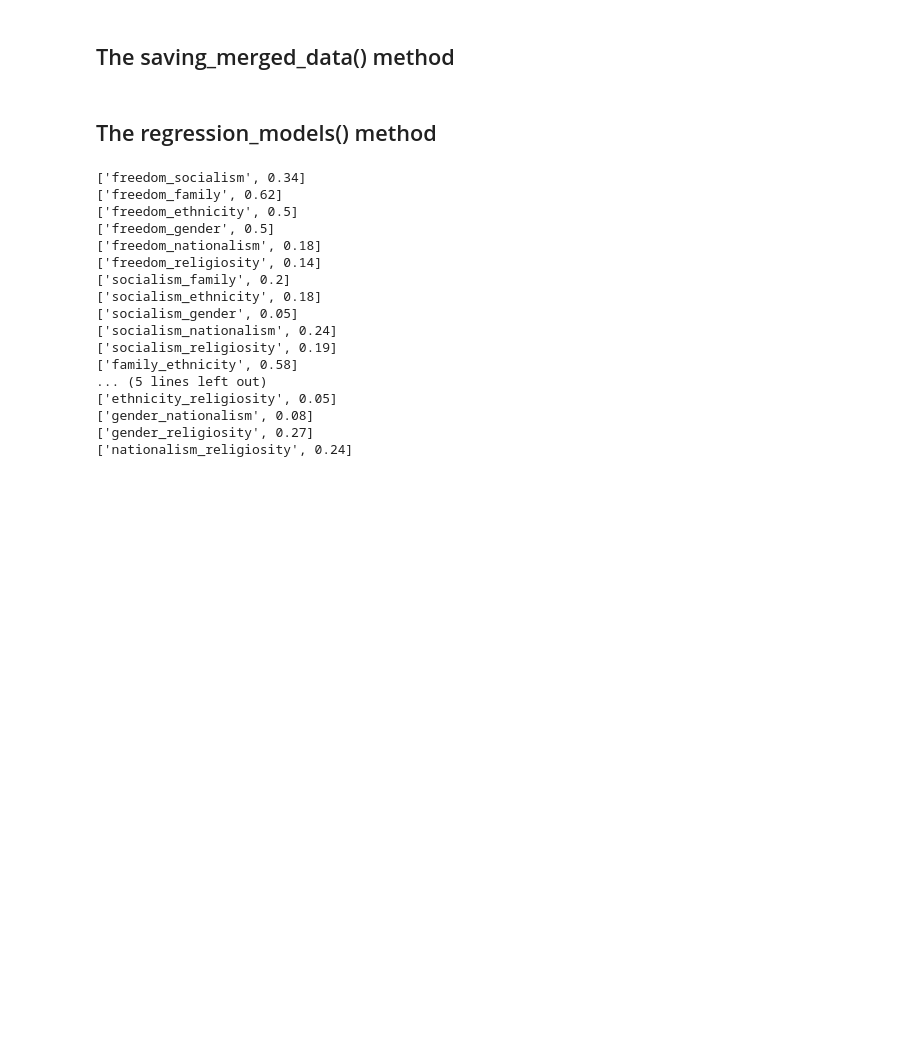
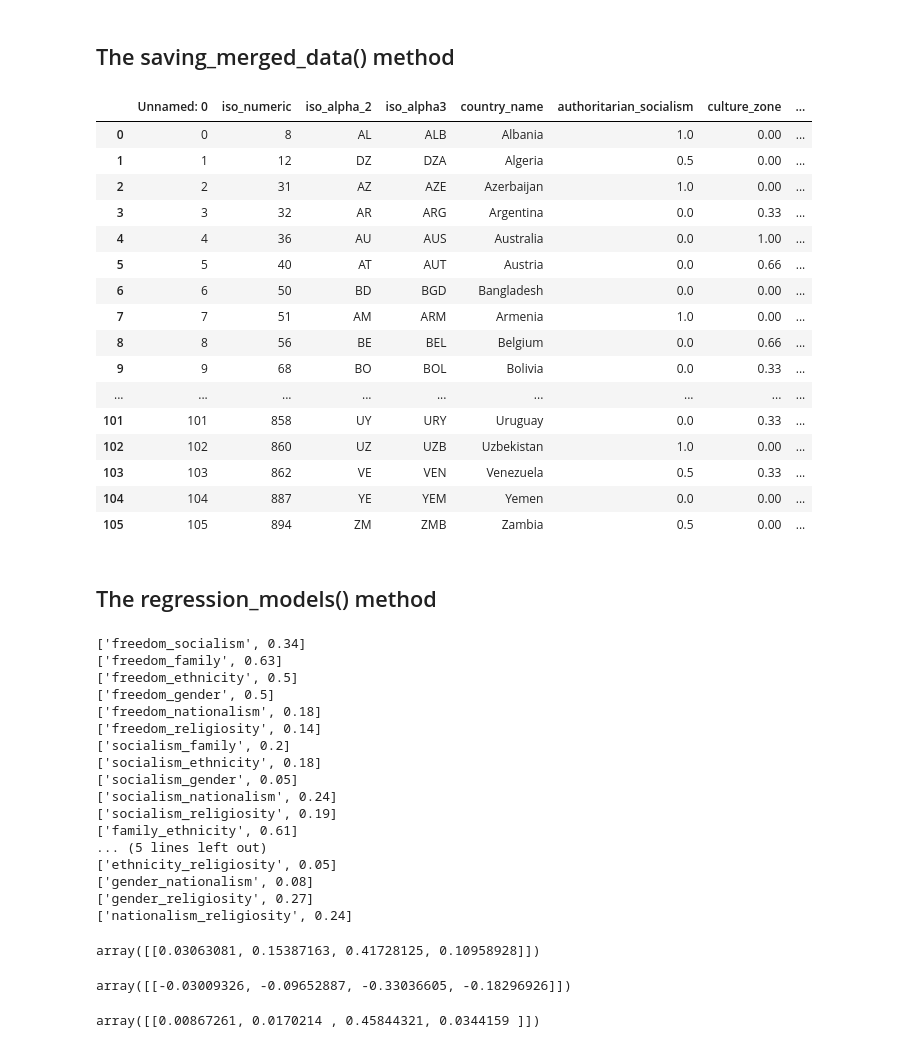
Before and after one commit to hi99-john/political_spectrum_comparative_perspective, a Jupyter notebook: country_level_data_analysis.ipynb, the cells around one changed output. Cells and saved outputs as stored; diff of their text form; code cells hidden in the pictures; blank space fills up the shorter version.

```diff
--- a/country_level_data_analysis.ipynb
+++ b/country_level_data_analysis.ipynb
@@ -124,14 +142,36 @@ CountryLevelDataAnalyzer.predictors_correlations
 | 105 | 894 | ZM | ZMB | Zambia | 0.5 | 0.00 | 0.418 | ... |
 # %% [markdown]
 ## The saving_merged_data() method
+# %%
+country_data = pd.read_csv('./country_level_processed_data/predictors_correlations.csv')
+# %%
+country_data
+# %% [output]
+|  | Unnamed: 0 | iso_numeric | iso_alpha_2 | iso_alpha3 | country_name | authoritarian_socialism | culture_zone | ... |
+| 0 | 0 | 8 | AL | ALB | Albania | 1.0 | 0.00 | ... |
+| 1 | 1 | 12 | DZ | DZA | Algeria | 0.5 | 0.00 | ... |
+| 2 | 2 | 31 | AZ | AZE | Azerbaijan | 1.0 | 0.00 | ... |
+| 3 | 3 | 32 | AR | ARG | Argentina | 0.0 | 0.33 | ... |
+| 4 | 4 | 36 | AU | AUS | Australia | 0.0 | 1.00 | ... |
+| 5 | 5 | 40 | AT | AUT | Austria | 0.0 | 0.66 | ... |
+| 6 | 6 | 50 | BD | BGD | Bangladesh | 0.0 | 0.00 | ... |
+| 7 | 7 | 51 | AM | ARM | Armenia | 1.0 | 0.00 | ... |
+| 8 | 8 | 56 | BE | BEL | Belgium | 0.0 | 0.66 | ... |
+| 9 | 9 | 68 | BO | BOL | Bolivia | 0.0 | 0.33 | ... |
+| ... | ... | ... | ... | ... | ... | ... | ... | ... |
+| 101 | 101 | 858 | UY | URY | Uruguay | 0.0 | 0.33 | ... |
+| 102 | 102 | 860 | UZ | UZB | Uzbekistan | 1.0 | 0.00 | ... |
+| 103 | 103 | 862 | VE | VEN | Venezuela | 0.5 | 0.33 | ... |
+| 104 | 104 | 887 | YE | YEM | Yemen | 0.0 | 0.00 | ... |
+| 105 | 105 | 894 | ZM | ZMB | Zambia | 0.5 | 0.00 | ... |
 # %% [markdown]
 ## The regression_models() method
 # %%
 for i in CountryLevelDataAnalyzer.correlation_names:
-    exec(f"print(['{i}', round(CountryAnalysis.{i}_score, 2)])")
+    exec(f"print(['{i}', round(CountryLevelDataAnalyzer.{i}_score, 2)])")
 # %% [output]
 ['freedom_socialism', 0.34]
-['freedom_family', 0.62]
+['freedom_family', 0.63]
 ['freedom_ethnicity', 0.5]
 ['freedom_gender', 0.5]
 ['freedom_nationalism', 0.18]
@@ -141,9 +181,21 @@ for i in CountryLevelDataAnalyzer.correlation_names:
 ['socialism_gender', 0.05]
 ['socialism_nationalism', 0.24]
 ['socialism_religiosity', 0.19]
-['family_ethnicity', 0.58]
+['family_ethnicity', 0.61]
 ... (5 lines left out)
 ['ethnicity_religiosity', 0.05]
 ['gender_nationalism', 0.08]
 ['gender_religiosity', 0.27]
 ['nationalism_religiosity', 0.24]
+# %%
+CountryLevelDataAnalyzer.family_gender_model.coef_
+# %% [output]
+array([[0.03063081, 0.15387163, 0.41728125, 0.10958928]])
+# %%
+CountryLevelDataAnalyzer.family_religiosity_model.coef_
+# %% [output]
+array([[-0.03009326, -0.09652887, -0.33036605, -0.18296926]])
+# %%
+CountryLevelDataAnalyzer.family_ethnicity_model.coef_
+# %% [output]
+array([[0.00867261, 0.0170214 , 0.45844321, 0.0344159 ]])
```
Also changed, not shown: parts of 46 cells of this notebook.
